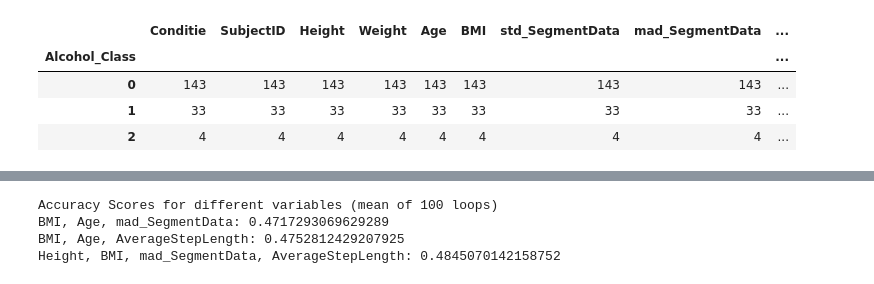
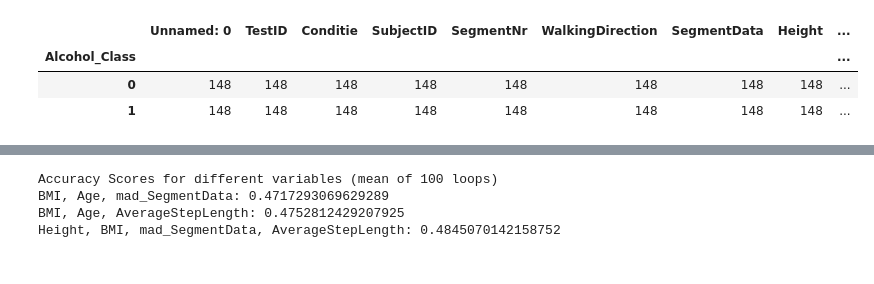
Before and after one commit to VivienvV/fallrisk, a Jupyter notebook: Machine_learning/Log_alcohol.ipynb, the cells around one changed output, grey strips where cells are left out. Saved outputs shown, nothing was run; the diff lists cells and outputs as text; code cells hidden in the pictures.

```diff
--- a/Machine_learning/Log_alcohol.ipynb
+++ b/Machine_learning/Log_alcohol.ipynb
@@ -50,22 +51,21 @@ with pd.option_context('display.max_rows', None, 'display.max_columns', None):
 # %%
 adata = pd.read_csv("../Data/preprocessed_alcohol_balance.csv")
 adata['Conditie'] = adata['Conditie'].map({'norm': 0,  'bril': 1})
 adata['Alcohol_Class'] = adata['Alcohol_Class'].map({'Sober': 0,  'Light': 0, 'Tipsy': 1,  'Drunk': 1})
-# adata = adata.drop(adata[adata.Alcohol.eq(0)].sample(656).index)
+adata = adata.drop(adata[adata.Alcohol.eq(0)].sample(424).index)
 adata.groupby('Alcohol_Class').count()
 
 # normdata = pd.read_csv("../Data/preprocessed_alcoholdata_full.csv")
 # normdata['Conditie'] = normdata['Conditie'].map({'norm': 0,  'bril': 1})
 # normdata = normdata.drop(normdata[normdata["Conditie"] > 0].index)
 # normdata['Alcohol'] = normdata['Alcohol'].map({'Sober': 0,  'Light': 1, 'Tipsy': 1,  'Drunk': 1})
 # normdata = normdata.drop(normdata[normdata.Alcohol.eq(0)].sample(104).index)
 # normdata.groupby('Alcohol').count()
 # %% [output]
-|  | Conditie | SubjectID | Height | Weight | Age | BMI | std_SegmentData | mad_SegmentData | ... |
+|  | Unnamed: 0 | TestID | Conditie | SubjectID | SegmentNr | WalkingDirection | SegmentData | Height | ... |
 | Alcohol_Class |  |  |  |  |  |  |  |  | ... |
-| 0 | 143 | 143 | 143 | 143 | 143 | 143 | 143 | 143 | ... |
-| 1 | 33 | 33 | 33 | 33 | 33 | 33 | 33 | 33 | ... |
-| 2 | 4 | 4 | 4 | 4 | 4 | 4 | 4 | 4 | ... |
+| 0 | 148 | 148 | 148 | 148 | 148 | 148 | 148 | 148 | ... |
+| 1 | 148 | 148 | 148 | 148 | 148 | 148 | 148 | 148 | ... |
 # %%
 #Splits data into training and validation according to specified ratio
 def validation_split(data, ratio):
```
Also changed, not shown: parts of 5 cells of this notebook, 1 other file.
